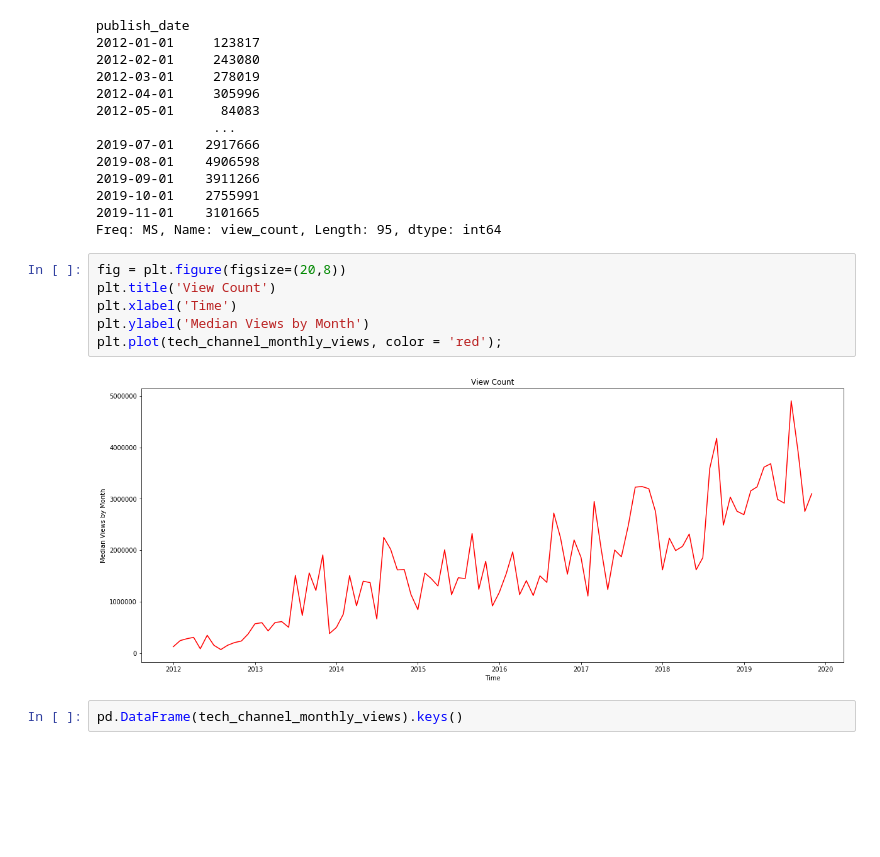
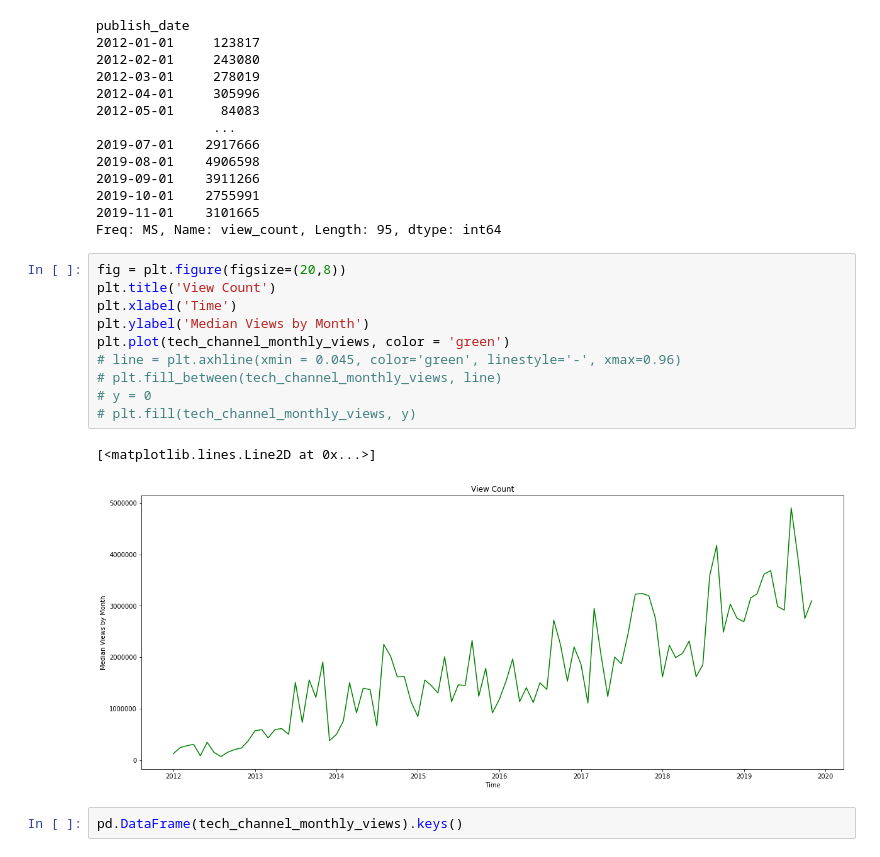
Before and after one commit to Carterbouley/flatiron-mod_4, a Jupyter notebook: Visualisations.ipynb, the cells around one changed output. Saved outputs shown, nothing was run; the diff lists cells and outputs as text; blank space fills up the shorter version.

```diff
--- a/Visualisations.ipynb
+++ b/Visualisations.ipynb
@@ -52,11 +52,16 @@ Freq: MS, Name: view_count, Length: 95, dtype: int64
 # %%
 fig = plt.figure(figsize=(20,8))
 plt.title('View Count')
 plt.xlabel('Time')
 plt.ylabel('Median Views by Month')
-plt.plot(tech_channel_monthly_views, color = 'red');
+plt.plot(tech_channel_monthly_views, color = 'green')
+# line = plt.axhline(xmin = 0.045, color='green', linestyle='-', xmax=0.96)
+# plt.fill_between(tech_channel_monthly_views, line)
+# y = 0
+# plt.fill(tech_channel_monthly_views, y)
 # %% [output]
+[<matplotlib.lines.Line2D at 0x...>]
-[figure, old version]
+[figure, new version]
 # %%
 pd.DataFrame(tech_channel_monthly_views).keys()
 # %% [output]
```
Also changed, not shown: 2 other files.
